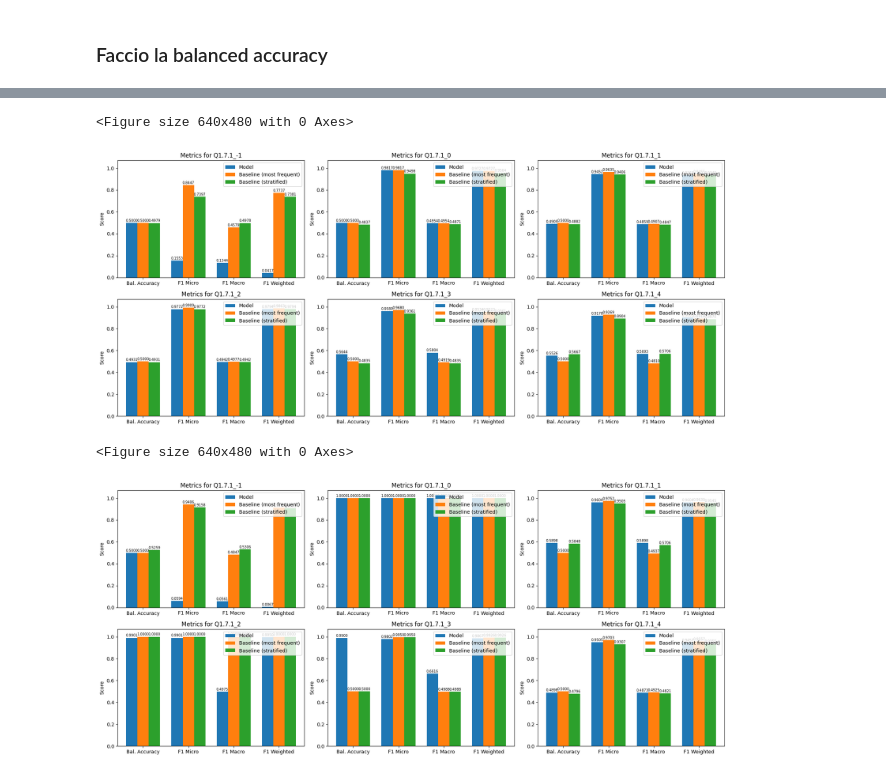
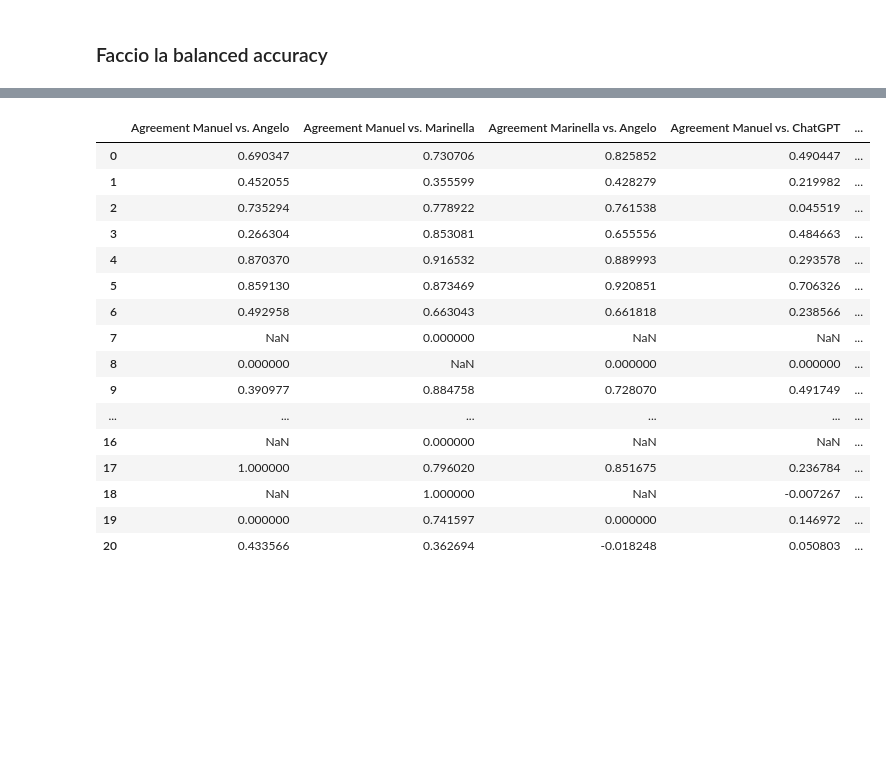
Before and after one commit to bianchi-john/ChatGPTAsAnnotator, a Jupyter notebook: Code/Comparison.ipynb, the cells around one changed output, grey strips where cells are left out. Saved outputs shown, nothing was run; the diff lists cells and outputs as text; code cells hidden in the pictures; blank space fills up the shorter version.

```diff
--- a/Code/Comparison.ipynb
+++ b/Code/Comparison.ipynb
@@ -1373,10 +1410,43 @@ calculate_standard_metrics('Manuel','ChatGPT4AsAnnotator', df_1_7_1)
 # %%
-calculate_standard_metrics('Marinella','ChatGPT4AsAnnotator', df_1_7_1)
+#calculate_standard_metrics('Marinella','ChatGPT4AsAnnotator', df_1_7_1)
-# %% [output]
-<Figure size 640x480 with 0 Axes>
-[figure, removed]
 # %%
-calculate_standard_metrics('Angelo','ChatGPT4AsAnnotator', df_1_7_1)
+#calculate_standard_metrics('Angelo','ChatGPT4AsAnnotator', df_1_7_1)
-# %% [output]
-<Figure size 640x480 with 0 Axes>
-[figure, removed]
+# %%
+# Funzione per determinare il livello di accordo
+def get_agreement_level(value):
+    if value > 0.90:
+        return "Almost Perfect"
+    elif value > 0.80:
+        return "Strong"
+    elif value > 0.60:
+        return "Moderate"
+    elif value > 0.40:
+        return "Weak"
+    elif value > 0.21:
+        return "Minimal"
+    else:
+        return "None"
+
+# Trova il valore massimo tra le colonne specificate e assegna il livello di accordo
+columns_to_check = ["Agreement Manuel vs. ChatGPT", "Agreement Marinella vs. chatGPT", "Agreement Angelo vs. chatGPT"]
+results["Interpretazione K"] = results[columns_to_check].max(axis=1).apply(get_agreement_level)
+
+results
+# %% [output]
+|  | Agreement Manuel vs. Angelo | Agreement Manuel vs. Marinella | Agreement Marinella vs. Angelo | Agreement Manuel vs. ChatGPT | ... |
+| 0 | 0.690347 | 0.730706 | 0.825852 | 0.490447 | ... |
+| 1 | 0.452055 | 0.355599 | 0.428279 | 0.219982 | ... |
+| 2 | 0.735294 | 0.778922 | 0.761538 | 0.045519 | ... |
+| 3 | 0.266304 | 0.853081 | 0.655556 | 0.484663 | ... |
+| 4 | 0.870370 | 0.916532 | 0.889993 | 0.293578 | ... |
+| 5 | 0.859130 | 0.873469 | 0.920851 | 0.706326 | ... |
+| 6 | 0.492958 | 0.663043 | 0.661818 | 0.238566 | ... |
+| 7 | NaN | 0.000000 | NaN | NaN | ... |
+| 8 | 0.000000 | NaN | 0.000000 | 0.000000 | ... |
+| 9 | 0.390977 | 0.884758 | 0.728070 | 0.491749 | ... |
+| ... | ... | ... | ... | ... | ... |
+| 16 | NaN | 0.000000 | NaN | NaN | ... |
+| 17 | 1.000000 | 0.796020 | 0.851675 | 0.236784 | ... |
+| 18 | NaN | 1.000000 | NaN | -0.007267 | ... |
+| 19 | 0.000000 | 0.741597 | 0.000000 | 0.146972 | ... |
+| 20 | 0.433566 | 0.362694 | -0.018248 | 0.050803 | ... |
```
Also changed, not shown: parts of 44 cells of this notebook, 29 other files.
